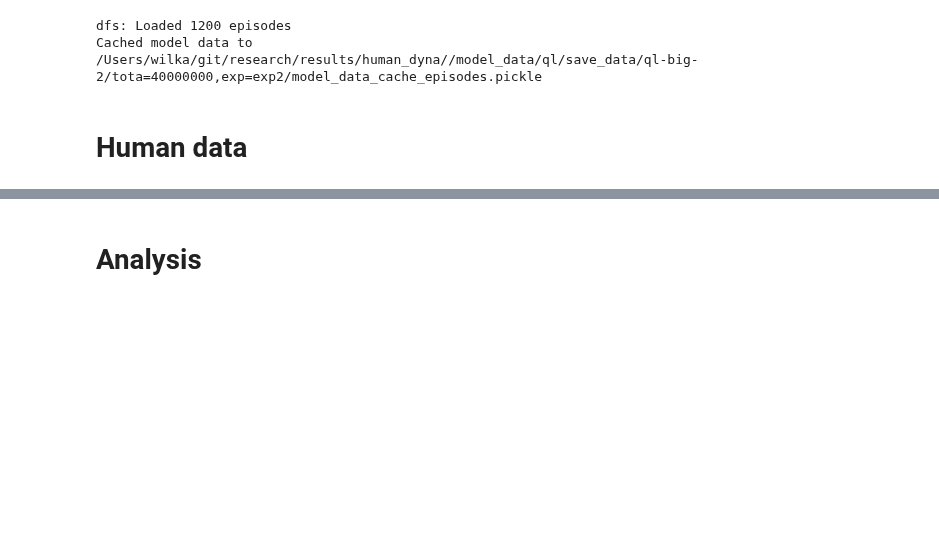
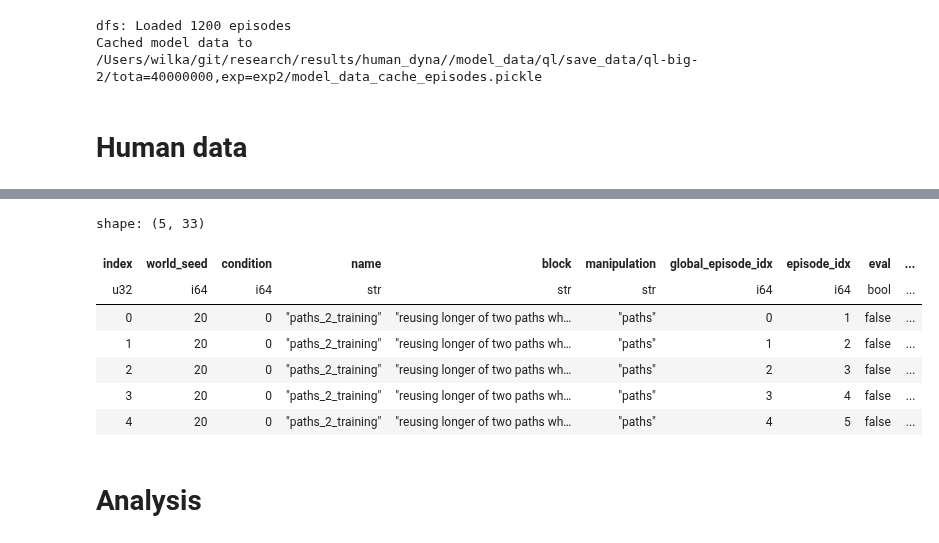
Before and after one commit to wcarvalho/human-dyna-web, a Jupyter notebook: analysis_notebooks/craftax-individual-plots-v1.ipynb, the cells around one changed output, grey strips where cells are left out. Cells and saved outputs as stored; diff of their text form; code cells hidden in the pictures; blank space fills up the shorter version.

```diff
--- a/analysis_notebooks/craftax-individual-plots-v1.ipynb
+++ b/analysis_notebooks/craftax-individual-plots-v1.ipynb
@@ -106,7 +112,8 @@ Cached model data to /Users/wilka/git/research/results/human_dyna//model_data/ql
 # %%
+from glob import glob
 searches = {
-    "Paths": f"{data_dir}/user_data/*exps*/*v1*paths*.json",
-    "Start": f"{data_dir}/user_data/*exps*/*v1*juncture*.json",
+    "Paths": f"{USER_RESULTS_DIR}/*v1*paths*.json",
+    "Start": f"{USER_RESULTS_DIR}/*v1*juncture*.json",
   }
 files = []
 for v in searches.values():
@@ -139,0 +125,11 @@ Using: /Users/wilka/git/research/human-dyna-web/libraries/housemaze/housemaze/im
+# %%
+import craftax_experiment_structure as experiment
+import asyncio
+
+# %debug
+user_df = await craftax_user_data.get_human_data(
+    files,
+    overwrite_episode_data=False,
+    overwrite_episode_info=True,
+    debug=False,
+)
@@ -140,3 +141,14 @@ Using: /Users/wilka/git/research/human-dyna-web/libraries/housemaze/housemaze/im
+# %%
+user_df.head()
+# %% [output]
+shape: (5, 33)
+| index | world_seed | condition | name | block | manipulation | global_episode_idx | episode_idx | eval | ... |
+| u32 | i64 | i64 | str | str | str | i64 | i64 | bool | ... |
+| 0 | 20 | 0 | "paths_2_training" | "reusing longer of two paths wh… | "paths" | 0 | 1 | false | ... |
+| 1 | 20 | 0 | "paths_2_training" | "reusing longer of two paths wh… | "paths" | 1 | 2 | false | ... |
+| 2 | 20 | 0 | "paths_2_training" | "reusing longer of two paths wh… | "paths" | 2 | 3 | false | ... |
+| 3 | 20 | 0 | "paths_2_training" | "reusing longer of two paths wh… | "paths" | 3 | 4 | false | ... |
+| 4 | 20 | 0 | "paths_2_training" | "reusing longer of two paths wh… | "paths" | 4 | 5 | false | ... |
 # %% [markdown]
 # Analysis
 # %%
```
Also changed, not shown: parts of 9 cells of this notebook, 10 other files.
